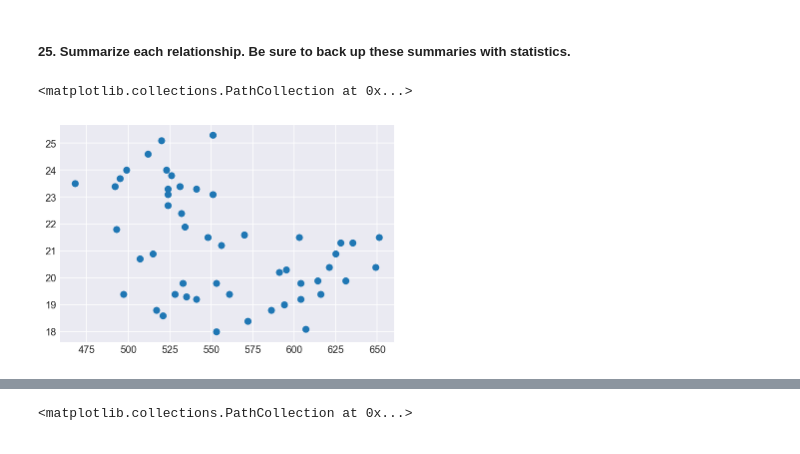
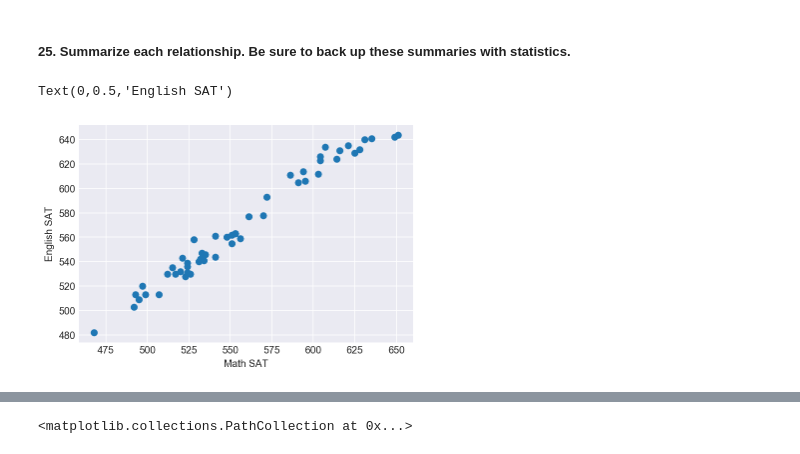
Before and after one commit to harryconnelly/SAT-vs-ACT, a Jupyter notebook: code/starter-code.ipynb, the cells around one changed output, grey strips where cells are left out. Drawn from its saved outputs; the diff is of its cells as text; code cells hidden in the pictures.

```diff
--- a/code/starter-code.ipynb
+++ b/code/starter-code.ipynb
@@ -679,3 +699,7 @@ df_merge[df_merge.Participation_SAT<=.5]
 | 50 | 51 | Wyoming | 1.00 | 19.4 | 19.8 | 20.8 | 20.6 | ... |
 # %% [markdown]
 ## Step 3: Visualize the data
+# %%
+df_merge['Twostatesadded'] = df_merge['Participation_SAT'] + df_merge['Participation_ACT']
+# %%
+df_merge=df_merge.assign(TwoStatesAdded=df_merge['Twostatesadded'], )
@@ -912,7 +982,9 @@ plt.hist(df_merge['Math_SAT']);
 ##### 25. Summarize each relationship. Be sure to back up these summaries with statistics.
 # %%
 #math act and math sat scatter plot
-plt.scatter(df_merge['Math_SAT'], df_merge['Math_ACT'])
+plt.scatter(df_merge['Math_SAT'], df_merge['Reading_Writing_SAT'])
+plt.xlabel('Math SAT')
+plt.ylabel('English SAT')
 # %% [output]
-<matplotlib.collections.PathCollection at 0x...>
+Text(0,0.5,'English SAT')
-[figure, old version]
+[figure, new version]
```
Also changed, not shown: parts of 8 cells of this notebook, 1 other file.
